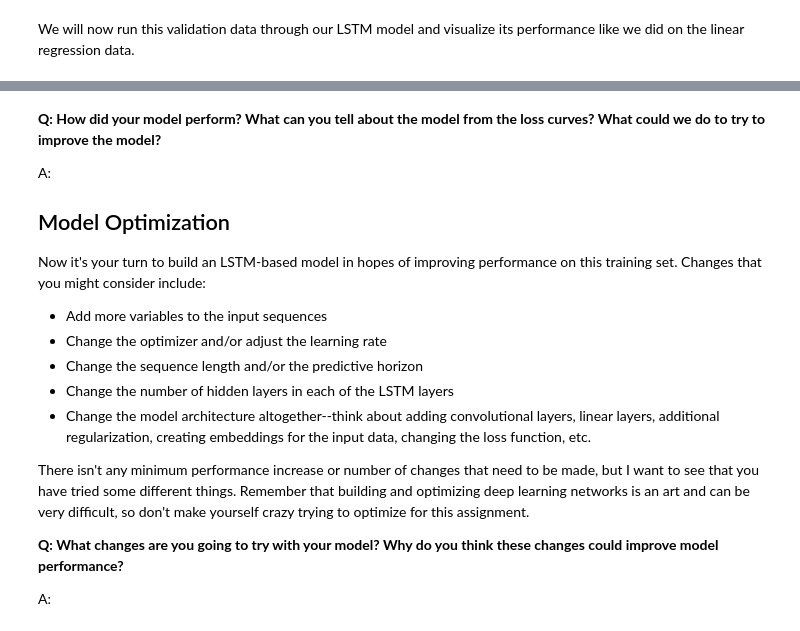
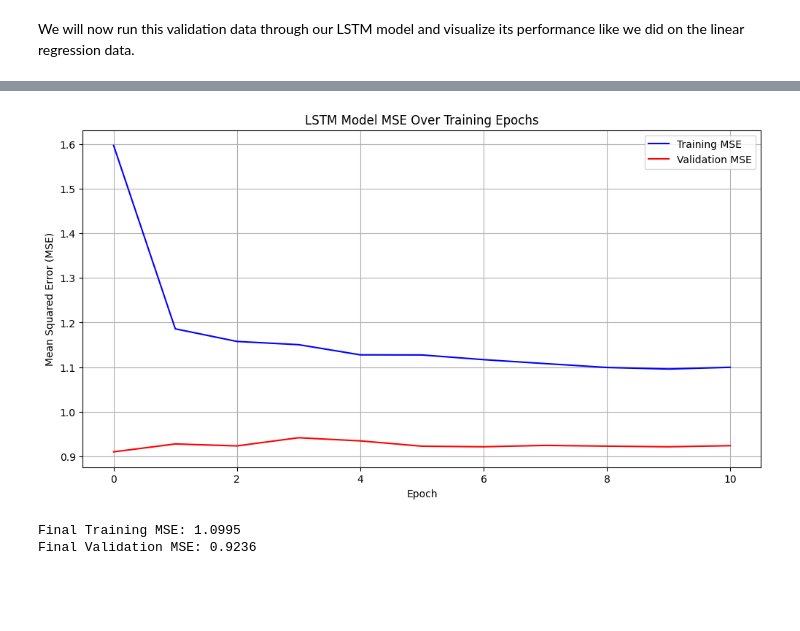
Before and after one commit to ploung/AAI-530-IoT-Assignment-4.1, a Jupyter notebook: LSTM Regression Assignment.ipynb, the cells around one changed output, grey strips where cells are left out. Saved outputs shown, nothing was run; the diff lists cells and outputs as text; code cells hidden in the pictures; blank space fills up the shorter version.

Commit message:
Completed assignment

```diff
--- a/LSTM Regression Assignment.ipynb
+++ b/LSTM Regression Assignment.ipynb
@@ -55,11 +71,11 @@ Data loaded successfully.
 #create your training and validation sets here
 
 #assign size for data subset
+subset_size = 0.01
 
 #take random data subset
-#df = df.drop(['Unnamed: 0', 'gap_monthly', 'grp_monthly', 'v_monthly', 'gi_monthly'], axis=1)
-df = df.sample(frac=0.01, random_state=1234)
-
+df = df.iloc[:, 3:11]  #select columns 3 to 10 (Global_intensity to Sub_metering_3)
+df = df.sample(frac=subset_size, random_state=1234) #take 1% random sample of data
 
 #split data subset 80/20 for train/validation
 train_df, val_df = train_test_split(df, test_size=0.2, random_state=1234)
@@ -114,32 +175,34 @@ We will begin with a model architecture very similar to the model we built in th
 model_path = 'LSTM_model1.keras'
 
 # build the network
-nb_features = ??
-nb_out = ??
+nb_features = seq_arrays.shape[2] #number of features used as input
+nb_out = 1 #number of outputs
 
 model = Sequential()
 
 #add first LSTM layer
 model.add(LSTM(
-         input_shape=(??, ??),
-         units=??,
+         input_shape=(seq_length, nb_features),
+         units=5, #number of LSTM units
          return_sequences=True))
 model.add(Dropout(0.2))
 
 # add second LSTM layer
 model.add(LSTM(
-          units=??,
+          units=3, #number of LSTM units
           return_sequences=False))
 model.add(Dropout(0.2))
-model.add(Dense(units=??))
-model.add(Activation(??))
+
+
+model.add(Dense(units=nb_out)) #number of output units
+model.add(Activation('linear')) #linear activation for regression for predicting continuous values
 optimizer = keras.optimizers.Adam(learning_rate = 0.01)
 model.compile(loss='mean_squared_error', optimizer=optimizer,metrics=['mse'])
 
 print(model.summary())
 
-# fit the network
-history = model.fit(??, ??, epochs=100, batch_size=500, validation_split=0.05, verbose=2,
+# fit the model with sequence arrays and labels
+history = model.fit(seq_arrays, seq_labs, epochs=100, batch_size=500, validation_split=0.05, verbose=2,
           callbacks = [keras.callbacks.EarlyStopping(monitor='val_loss', min_delta=0, patience=10, verbose=0, mode='min'),
                        keras.callbacks.ModelCheckpoint(model_path,monitor='val_loss', save_best_only=True, mode='min', verbose=0)]
           )
@@ -208,21 +325,23 @@ fig_verify.savefig("model_regression_verify.png")
-# %% [markdown]
-**Q: How did your model perform? What can you tell about the model from the loss curves? What could we do to try to improve the model?**
-
-A:
-
-
-## Model Optimization
-
-Now it's your turn to build an LSTM-based model in hopes of improving performance on this training set. Changes that you might consider include:
-
-- Add more variables to the input sequences
-- Change the optimizer and/or adjust the learning rate
-- Change the sequence length and/or the predictive horizon
-- Change the number of hidden layers in each of the LSTM layers
-- Change the model architecture altogether--think about adding convolutional layers, linear layers, additional regularization, creating embeddings for the input data, changing the loss function, etc.
-
-There isn't any minimum performance increase or number of changes that need to be made, but I want to see that you have tried some different things. Remember that building and optimizing deep learning networks is an art and can be very difficult, so don't make yourself crazy trying to optimize for this assignment.
-
-**Q: What changes are you going to try with your model? Why do you think these changes could improve model performance?**
-
-A:
+# %%
+# Extract MSE values from training history
+train_mse = history.history['mse']  # Training MSE per epoch
+val_mse = history.history['val_mse']  # Validation MSE per epoch
+
+# Plot MSE curves
+plt.figure(figsize=(12, 6))
+plt.plot(train_mse, label='Training MSE', color='blue')
+plt.plot(val_mse, label='Validation MSE', color='red')
+plt.title('LSTM Model MSE Over Training Epochs')
+plt.xlabel('Epoch')
+plt.ylabel('Mean Squared Error (MSE)')
+plt.legend()
+plt.grid(True)
+plt.show()
+
+# Print final MSE values
+print(f"Final Training MSE: {train_mse[-1]:.4f}")
+print(f"Final Validation MSE: {val_mse[-1]:.4f}")
+# %% [output]
+[figure, added]
+Final Training MSE: 1.0995
+Final Validation MSE: 0.9236
```
Also changed, not shown: parts of 27 cells of this notebook.
